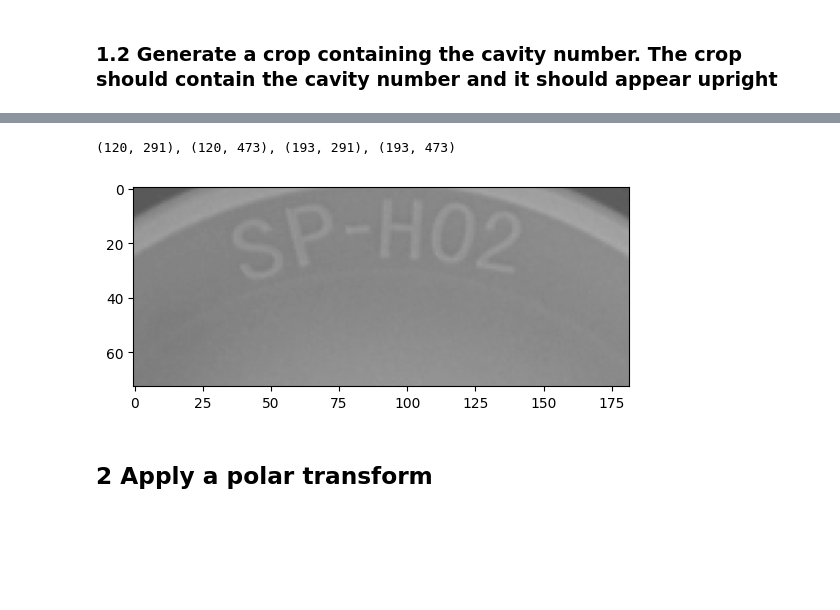
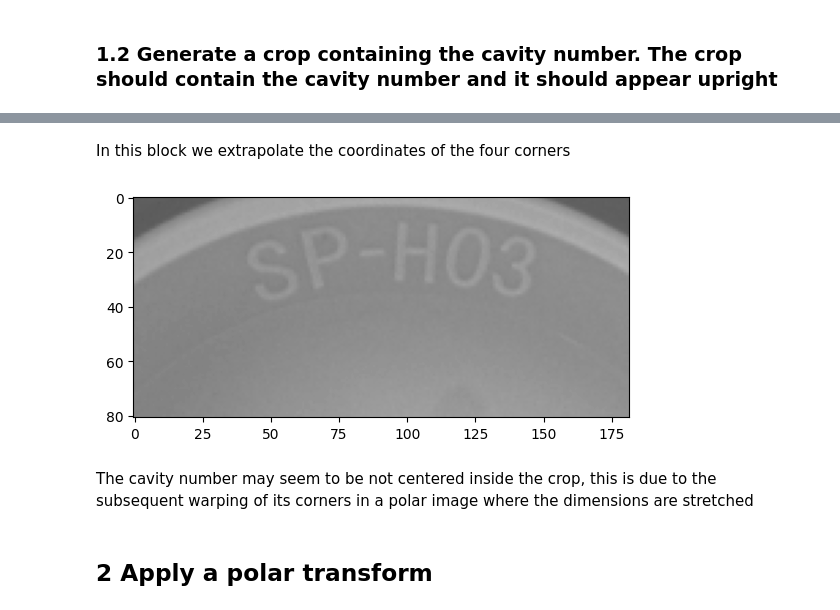
Before and after one commit to taglioIsCoding/CapInspection, a Jupyter notebook: single_cap.ipynb, the cells around one changed output, grey strips where cells are left out. Drawn from its saved outputs; the diff is of its cells as text; code cells hidden in the pictures; blank space fills up the shorter version.

```diff
--- a/single_cap.ipynb
+++ b/single_cap.ipynb
@@ -194,13 +179,13 @@ imshow_components(labels_im)
 # %%
-tab_center = np.int32(np.around(tab_center))
-center = np.int32(np.around(center))
+tab_center = np.int32(np.round(tab_center))
 
-# Slope of the straight line that connects the center of the tab with the center of the cap
+# slope of the straight line that connects the center of the tab with the center of the cap
 m = (center[1] - tab_center[1]) / (center[0] - tab_center[0]) * 1.0
-# Intercept
+# intercept
 q = center[1] - m * center[0]
 
-line = np.polynomial.polynomial.polyline(q, m) # idk why but m is always the opposite of what expected
+# only for display purposes
+line = np.polynomial.polynomial.polyline(q, m)
 
 x_val = ([*range(tab_center[0],center[0])] , [*range(center[0], tab_center[0])])[int(tab_center[0] > center[0])]
 y_val = np.polynomial.polynomial.polyval(x_val, line)
@@ -215,26 +200,24 @@ plt.show()
 # %%
-# Find the angle between the green and the blue lines
-x = np.abs(tab_center[0]-center[0])
-y = np.abs(tab_center[1]-center[1])
+# find the angle between the line that connects the center of the tab and the center of the cap (blue) and the vertical line passing through the center of the cap (green)
+dx = np.abs(tab_center[0]-center[0])
+dy = np.abs(tab_center[1]-center[1])
 
-teta = np.arctan(x/y)
+teta = np.arctan(dx/dy)
 
-# Form rad to deg
+# form rad to deg
 rotation = (teta * 180 / np.pi)
 
-# Looking at the slope we choose the direction of the rotation
+# looking at the slope we choose the direction of the rotation
 if m > 0 :
     rotation = rotation * -1
 
-# Looking at the tab position we choose if we have to overturn
+# looking at the tab position we choose if we have to overturn
 # tab_center and center is 1 because i use the y value
 if tab_center[1] > center[1]:
     rotation += 180
 
-
-image_center = tuple(np.array(image.shape[1::-1]) / 2)
 rot_mat = cv2.getRotationMatrix2D(np.asarray(center, dtype=np.float32), rotation, 1.0)
-image_with_vertical_tab = cv2.warpAffine(image, rot_mat, image.shape[1::-1], flags=cv2.INTER_LINEAR)
+image_with_vertical_tab = cv2.warpAffine(image, rot_mat, image.shape[1::-1])
 fig,ax = plt.subplots(1)
 ax.imshow(image_with_vertical_tab, cmap='gray', vmin=0, vmax=255)
 plt.show()
@@ -257,23 +242,25 @@ plt.show()
+# %% [markdown]
+In this block we extrapolate the coordinates of the four corners
 # %%
-###
-## coordinates
-top_height = int(center[1]) - int(radius*0.72)
+# crop edges definition
+top_height = int(center[1]) - int(radius*0.75)
 bottom_height = int(center[1]) - int(radius*0.4)
 left_width = int(center[0]) - int(radius*0.4)
 right_width = int(center[0]) + int(radius*0.4)
 
-top_left = (top_height, left_width)
-bottom_left = (bottom_height, left_width)
-top_right = (top_height, right_width)
-bottom_right = (bottom_height, right_width)
-print(f"{top_left}, {top_right}, {bottom_left}, {bottom_right}")
+# coordinates of the corners
+top_left = [top_height, left_width]
+bottom_left = [bottom_height, left_width]
+top_right = [top_height, right_width]
+bottom_right = [bottom_height, right_width]
 
-cavity_numer_crop = image_with_vertical_tab.copy()[top_height : bottom_height, left_width : right_width]
+cavity_numer_crop = image_with_vertical_tab[top_height : bottom_height, left_width : right_width]
 
 plt.imshow(cavity_numer_crop, cmap='gray', vmin=0, vmax=255)
 plt.show()
 # %% [output]
-(120, 291), (120, 473), (193, 291), (193, 473)
-[figure, old version]
+[figure, new version]
+# %% [markdown]
+The cavity number may seem to be not centered inside the crop, this is due to the subsequent warping of its corners in a polar image where the dimensions are stretched
 # %% [markdown]
 ## 2 Apply a polar transform
```
Also changed, not shown: parts of 25 cells of this notebook, 1 other file.
